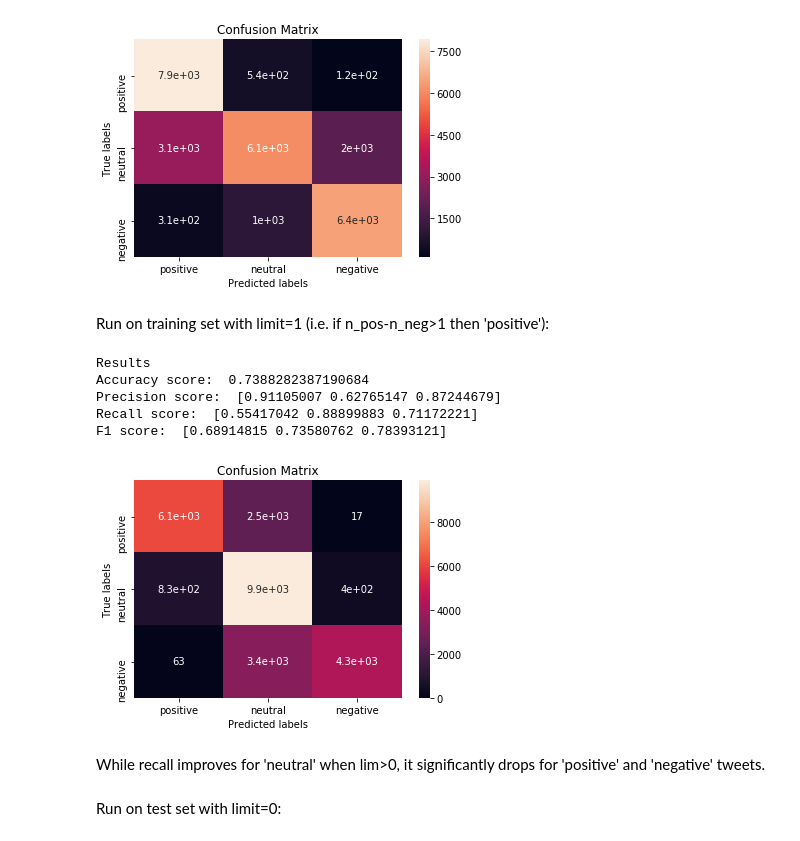
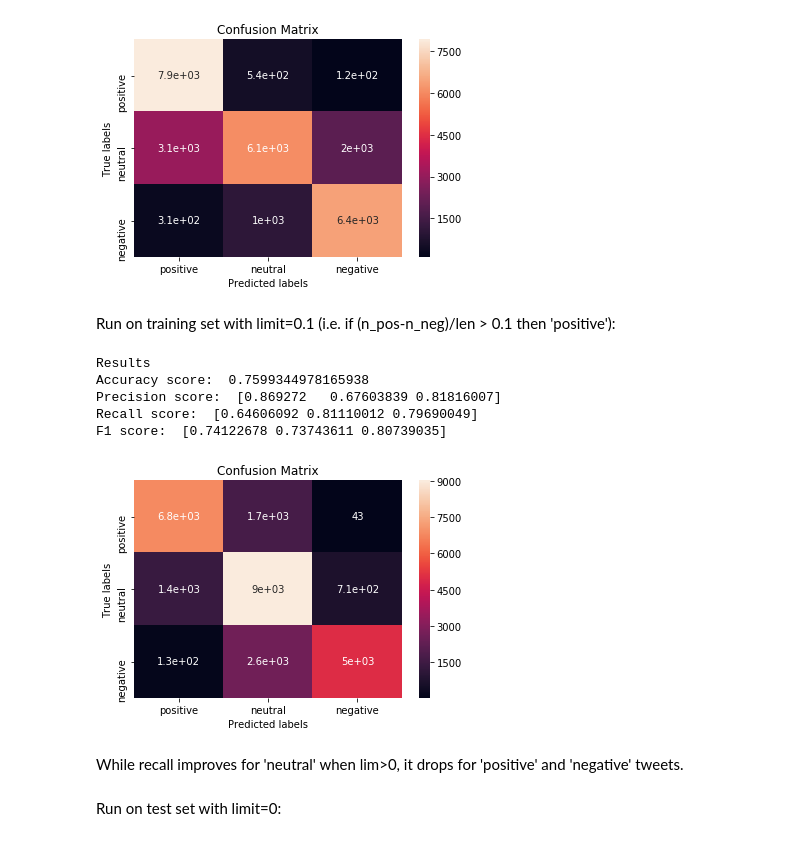
Before and after one commit to alexkapele/tweet_sentiment, a Jupyter notebook: sentiment_analysis.ipynb, the cells around one changed output. Cells and saved outputs as stored; diff of their text form; code cells hidden in the pictures.

```diff
--- a/sentiment_analysis.ipynb
+++ b/sentiment_analysis.ipynb
@@ -140,7 +140,7 @@ CountVectorizer(analyzer='word', binary=True, decode_error='strict',
         tokenizer=None, vocabulary=None)
 # %%
 #transform train to bag of words matrix
-train_matrix_norm = count_vector.transform(train_text_norm).toarray()
-train_df_norm =  pd.DataFrame(train_matrix_norm, columns = count_vector.get_feature_names())
+train_matrix_norm = count_vector.transform(train_text_norm)
+train_df_norm =  pd.DataFrame(train_matrix_norm.toarray(), columns = count_vector.get_feature_names())
 # %%
 #transform test to bag of words matrix, using count vectorizer fitted to train data
@@ -203,3 +206,8 @@ word_stats, pos_words, neg_words = get_word_stats(train_df_norm, train.sentiment
+# %%
+#load pre-calculated stats and pos & neg words
+word_stats = load_obj('word_stats')
+pos_words = load_obj('pos_words')
+neg_words = load_obj('neg_words')
 # %% [markdown]
 Let's see some of the most common words appearing in positive and negative sentiment tweets:
 # %%
@@ -233,24 +243,34 @@ word_stats[word_stats.neg_pct>word_stats.pos_pct].sort_values('neg_count',ascend
+# %%
+train_text_len = train.text.apply(lambda x: len(x.split()))
+test_text_len = test.text.apply(lambda x: len(x.split()))
 # %% [markdown]
 We now create a function for the baseline model:
 # %%
 def intersection(list1, list2):
     return list(set(list1) & set(list2))
 
-def baseline_classifier(matrix, correct_labels, pos_words, neg_words, limit=0, plot_confusion=True):
+def baseline_classifier(matrix, text_len, correct_labels, pos_words, neg_words, limit=0, show_metrics=True, plot_confusion=True):
     #Remove words that appear in pos_words or neg_word but not in the texts to be classified
     pos_words = intersection(pos_words, matrix.columns.values)
     neg_words = intersection(neg_words, matrix.columns.values)
     #Calculate balance of 'positive' and 'negative' words in each text
     words_balance = pd.DataFrame(matrix[pos_words].sum(axis=1)-matrix[neg_words].sum(axis=1)).rename(columns={0:'balance'})
-    #Classify text based on balance. If abs(balance)<limit then 'neutral'
-    pred = words_balance.balance.apply(lambda x: 'positive' if x>limit else ('negative' if x<-limit else 'neutral')).values
+    #Calculate balance of 'positive' and 'negative' words as a percentage of the total number of words in the text
+    words_balance['len'] = text_len #add total lenght of the text to words_balance
+    words_balance['balance_pct'] = words_balance['balance']/words_balance['len'] #calculate percentage
 
-    from sklearn.metrics import accuracy_score, precision_score, recall_score, f1_score
-    print('Results')
-    print('Accuracy score: ', format(accuracy_score(correct_labels, pred)))
-    print('Precision score: ', format(precision_score(correct_labels, pred,average=None)))
-    print('Recall score: ', format(recall_score(correct_labels, pred,average=None)))
-    print('F1 score: ', format(f1_score(correct_labels, pred,average=None)))
+    #Classify text based on balance. If abs(balance_pct)<limit then 'neutral'
+    pred = words_balance.balance_pct.apply(lambda x: 'positive' if x>limit else ('negative' if x<-limit else 'neutral')).values
+    #Calculate probability that text is in predicted class
+    prob = words_balance.balance_pct.apply(lambda x: abs(x) if abs(x)>limit else 1-abs(x))
+
+    if show_metrics:
+        from sklearn.metrics import accuracy_score, precision_score, recall_score, f1_score
+        print('Results')
+        print('Accuracy score: ', format(accuracy_score(correct_labels, pred)))
+        print('Precision score: ', format(precision_score(correct_labels, pred,average=None)))
+        print('Recall score: ', format(recall_score(correct_labels, pred,average=None)))
+        print('F1 score: ', format(f1_score(correct_labels, pred,average=None)))
 
     if plot_confusion:
         from sklearn.metrics import confusion_matrix
@@ -270,7 +290,7 @@ def baseline_classifier(matrix, correct_labels, pos_words, neg_words, limit=0, p
         plt.show()
 
 
-    return pred
+    return pred, prob
 # %% [markdown]
 **Baseline Model using full text**
 # %% [markdown]
@@ -285,18 +305,18 @@ Recall score:  [0.82637193 0.54664028 0.9228618 ]
 F1 score:  [0.78939292 0.64752264 0.7960199 ]
 [figure]
 # %% [markdown]
-Run on training set with limit=1 (i.e. if n_pos-n_neg>1 then 'positive'):
+Run on training set with limit=0.1 (i.e. if (n_pos-n_neg)/len > 0.1 then 'positive'):
 # %%
-train_pred = baseline_classifier(train_df_norm,train.sentiment.values,pos_words,neg_words,limit=1,plot_confusion=True)
+train_pred, prob = baseline_classifier(train_df_norm,train_text_len,train.sentiment.values,pos_words,neg_words,limit=0.1,plot_confusion=True)
 # %% [output]
 Results
-Accuracy score:  0.7388282387190684
-Precision score:  [0.91105007 0.62765147 0.87244679]
-Recall score:  [0.55417042 0.88899883 0.71172221]
-F1 score:  [0.68914815 0.73580762 0.78393121]
+Accuracy score:  0.7599344978165938
+Precision score:  [0.869272   0.67603839 0.81816007]
+Recall score:  [0.64606092 0.81110012 0.79690049]
+F1 score:  [0.74122678 0.73743611 0.80739035]
-[figure, old version]
+[figure, new version]
 # %% [markdown]
-While recall improves for 'neutral' when lim>0, it significantly drops for 'positive' and 'negative' tweets.
+While recall improves for 'neutral' when lim>0, it drops for 'positive' and 'negative' tweets.
 # %% [markdown]
 Run on test set with limit=0:
 # %%
```
Also changed, not shown: parts of 36 cells of this notebook.
